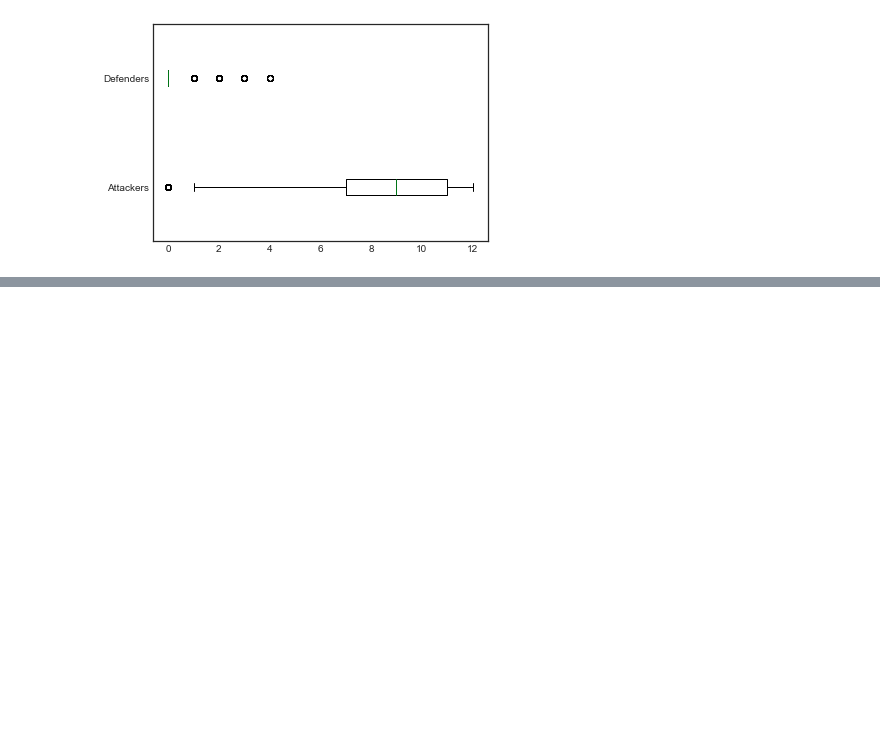
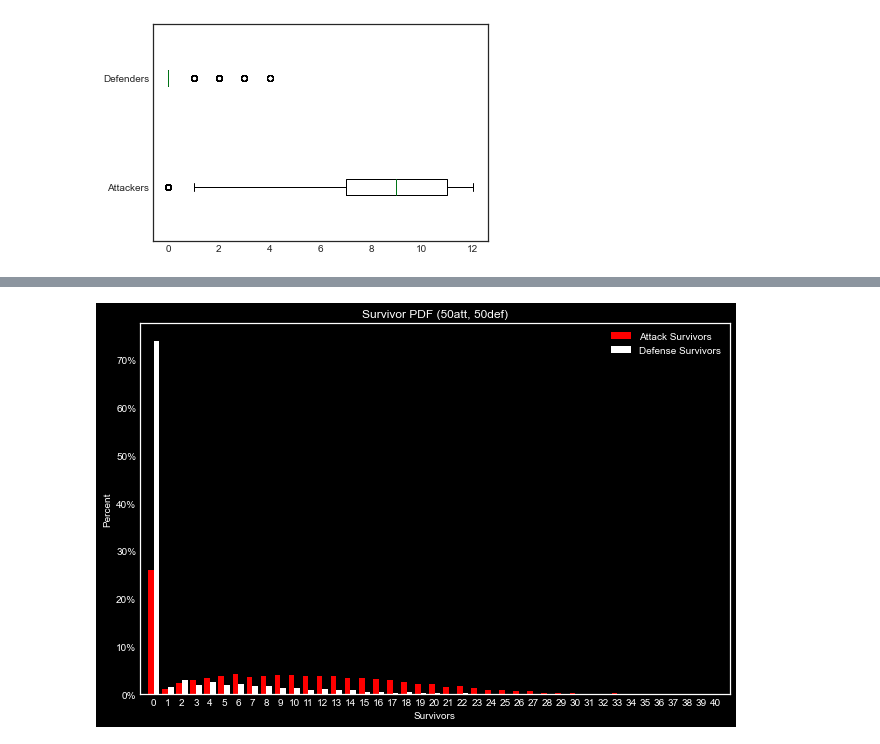
Before and after one commit to Trevor-McLemore/risk_analysis, a Jupyter notebook: risk.ipynb, the cells around one changed output, grey strips where cells are left out. Drawn from its saved outputs; the diff is of its cells as text; code cells hidden in the pictures; blank space fills up the shorter version.

```diff
--- a/risk.ipynb
+++ b/risk.ipynb
@@ -962,3 +1092,7 @@ plot_survivor_pdf(2,5)
+# %%
+plot_survivor_pdf(50,50)
+# %% [output]
+[figure, added]
 # %%
 # graph references
 # list(G.nodes) --- list of all nodes
```
Also changed, not shown: parts of 16 cells of this notebook, 14 other files.
